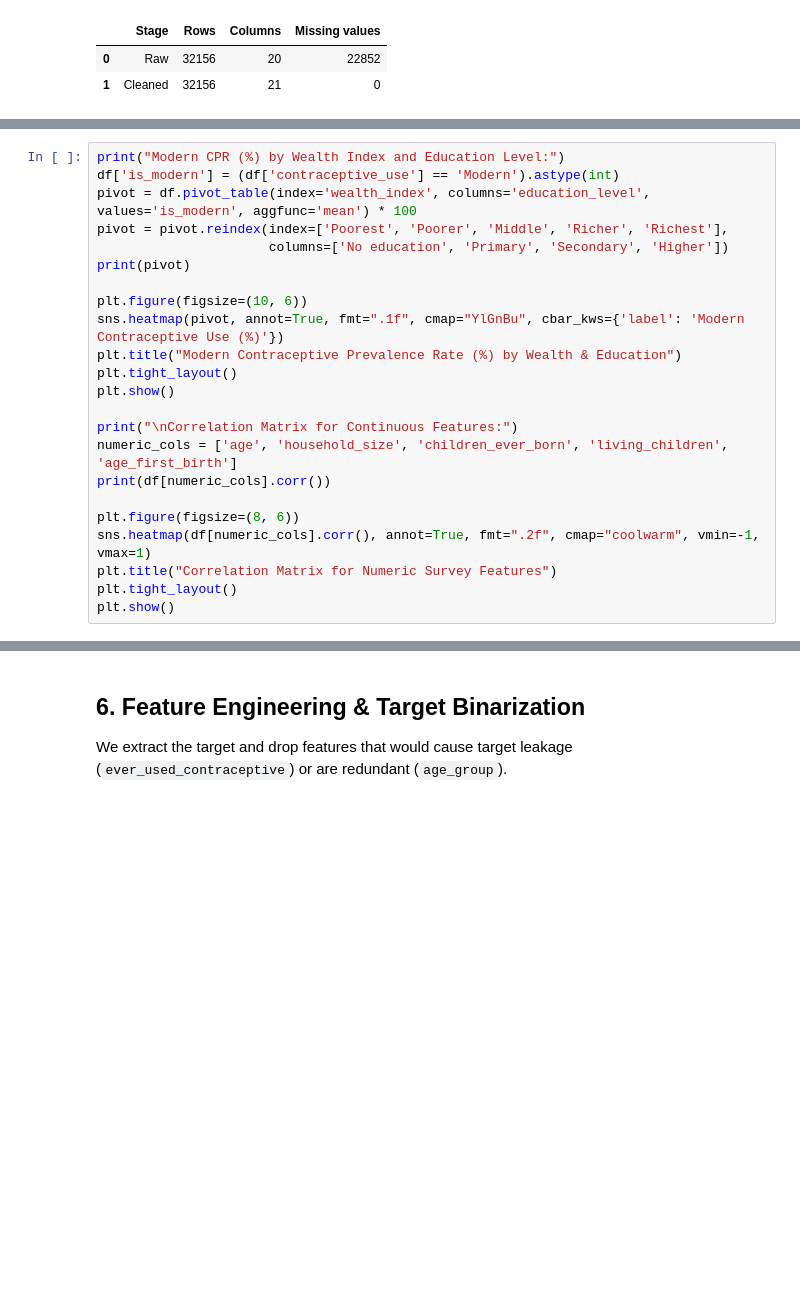
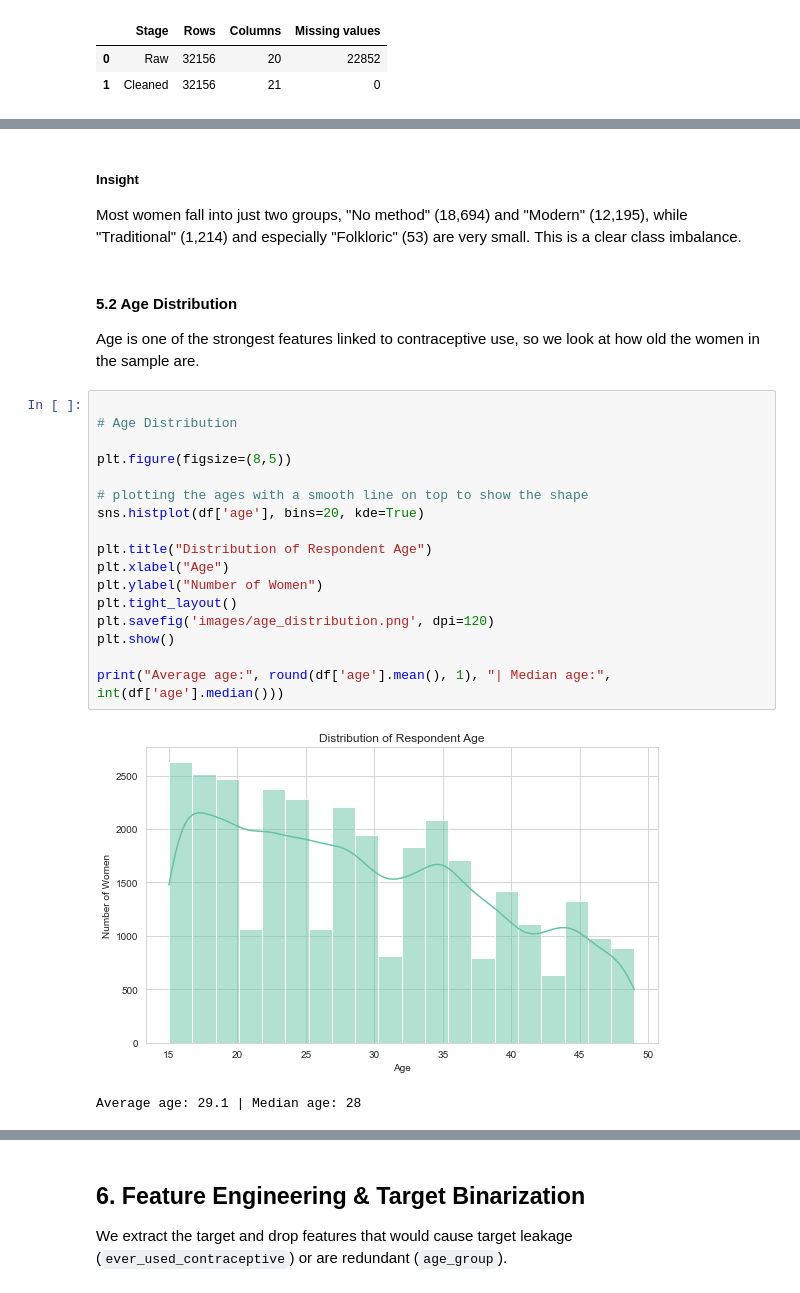
Before and after one commit to symekah1999/Predicting-contraceptive-use-among-women_Capstone-Project-The-Insight-Architects-, a Jupyter notebook: KDHS_2022_Capstone.ipynb, the cells around one changed output, grey strips where cells are left out. Drawn from its saved outputs; the diff is of its cells as text; blank space fills up the shorter version.

```diff
--- a/KDHS_2022_Capstone.ipynb
+++ b/KDHS_2022_Capstone.ipynb
@@ -414,23 +348,0 @@ Name: No method, dtype: float64
-# %%
-print("Modern CPR (%) by Wealth Index and Education Level:")
-df['is_modern'] = (df['contraceptive_use'] == 'Modern').astype(int)
-pivot = df.pivot_table(index='wealth_index', columns='education_level', values='is_modern', aggfunc='mean') * 100
-pivot = pivot.reindex(index=['Poorest', 'Poorer', 'Middle', 'Richer', 'Richest'],
-                      columns=['No education', 'Primary', 'Secondary', 'Higher'])
-print(pivot)
-
-plt.figure(figsize=(10, 6))
-sns.heatmap(pivot, annot=True, fmt=".1f", cmap="YlGnBu", cbar_kws={'label': 'Modern Contraceptive Use (%)'})
-plt.title("Modern Contraceptive Prevalence Rate (%) by Wealth & Education")
-plt.tight_layout()
-plt.show()
-
-print("\nCorrelation Matrix for Continuous Features:")
-numeric_cols = ['age', 'household_size', 'children_ever_born', 'living_children', 'age_first_birth']
-print(df[numeric_cols].corr())
-
-plt.figure(figsize=(8, 6))
-sns.heatmap(df[numeric_cols].corr(), annot=True, fmt=".2f", cmap="coolwarm", vmin=-1, vmax=1)
-plt.title("Correlation Matrix for Numeric Survey Features")
-plt.tight_layout()
-plt.show()
@@ -461,0 +400,27 @@ age_first_birth     0.187834       -0.106883            0.370420         0.33400
+# %% [markdown]
+##### Insight
+Most women fall into just two groups, "No method" (18,694) and "Modern" (12,195), while "Traditional" (1,214) and especially "Folkloric" (53) are very small. This is a clear class imbalance.
+# %% [markdown]
+#### 5.2 Age Distribution
+
+Age is one of the strongest  features linked to contraceptive use, so we look at how old the women in the sample are.
+# %%
+
+# Age Distribution
+
+plt.figure(figsize=(8,5))
+
+# plotting the ages with a smooth line on top to show the shape
+sns.histplot(df['age'], bins=20, kde=True)
+
+plt.title("Distribution of Respondent Age")
+plt.xlabel("Age")
+plt.ylabel("Number of Women")
+plt.tight_layout()
+plt.savefig('images/age_distribution.png', dpi=120)
+plt.show()
+
+print("Average age:", round(df['age'].mean(), 1), "| Median age:", int(df['age'].median()))
+# %% [output]
+[figure, added]
+Average age: 29.1 | Median age: 28
```
Also changed, not shown: parts of 47 cells of this notebook, 15 other files.
